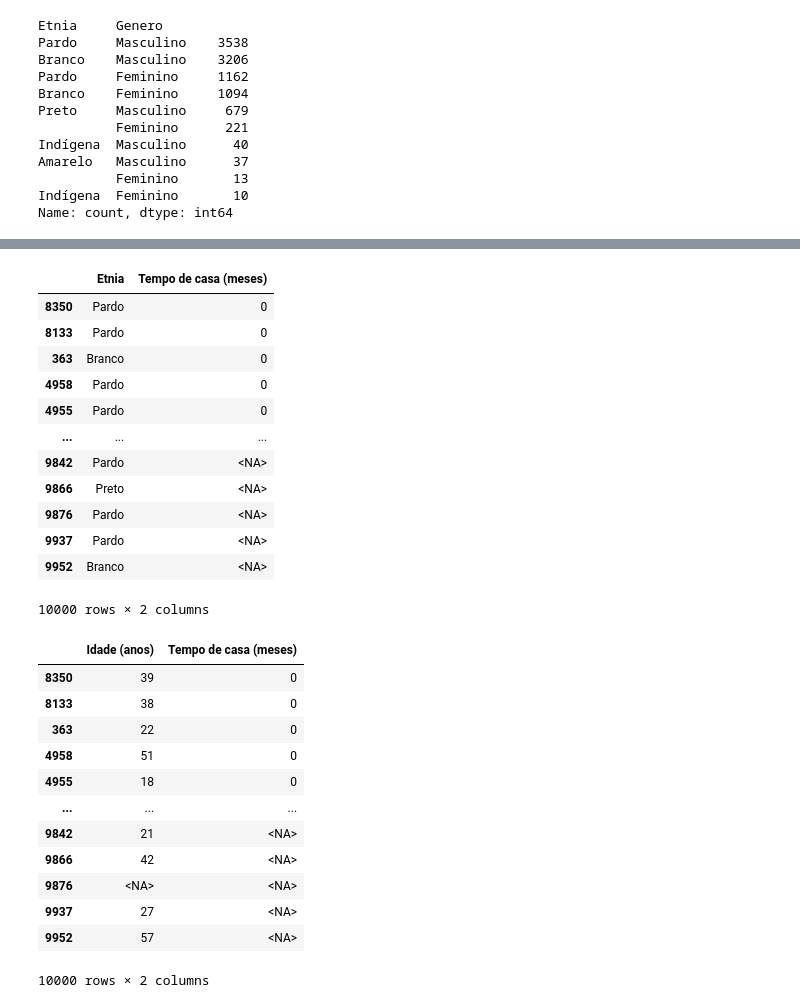
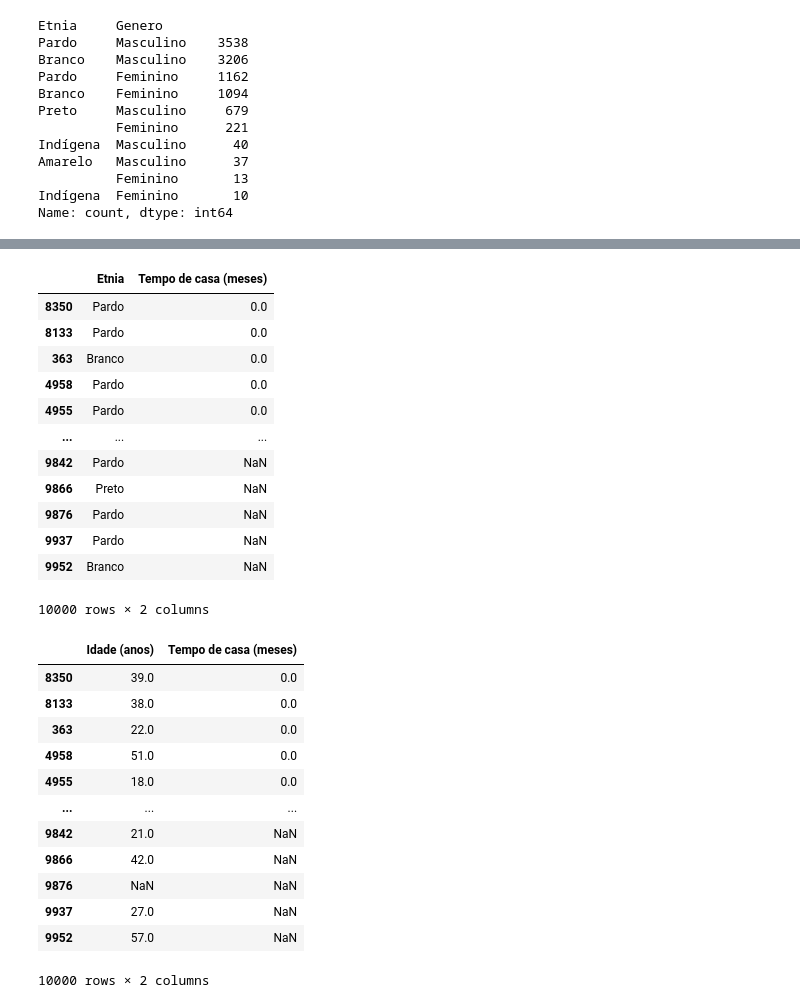
Before and after one commit to Ada-Empregabilidade/adahack-2024-dados, a Jupyter notebook: Entregas/DD-08/codigo.ipynb, the cells around one changed output, grey strips where cells are left out. Drawn from its saved outputs; the diff is of its cells as text; code cells hidden in the pictures.

Commit message:
Inserção de visualização da base limpa

```diff
--- a/Entregas/DD-08/codigo.ipynb
+++ b/Entregas/DD-08/codigo.ipynb
@@ -281,4 +283,7 @@ else:
     print("Não existem linhas duplicadas no Dataset.")
 # %% [output]
 Não existem linhas duplicadas no Dataset.
+# %%
+caminho_arquivo_limpo = r'C:\Users\User\Desktop\Ada Hackaton\adahack-2024-dados\Entregas\DD-08\base_de_dados_limpa.csv'
+df_limpo = pd.read_csv(caminho_arquivo_limpo)
 # %%
@@ -363,34 +366,34 @@ Amarelo   Feminino   Gerente          1
 Indígena  Masculino  Diretor          1
 Name: count, dtype: int64
 # %%
-df[['Etnia', 'Tempo de casa (meses)']].sort_values(by='Tempo de casa (meses)')
+df_limpo[['Etnia', 'Tempo de casa (meses)']].sort_values(by='Tempo de casa (meses)')
 # %% [output]
 |  | Etnia | Tempo de casa (meses) |
-| 8350 | Pardo | 0 |
-| 8133 | Pardo | 0 |
-| 363 | Branco | 0 |
-| 4958 | Pardo | 0 |
-| 4955 | Pardo | 0 |
+| 8350 | Pardo | 0.0 |
+| 8133 | Pardo | 0.0 |
+| 363 | Branco | 0.0 |
+| 4958 | Pardo | 0.0 |
+| 4955 | Pardo | 0.0 |
 | ... | ... | ... |
-| 9842 | Pardo | <NA> |
-| 9866 | Preto | <NA> |
-| 9876 | Pardo | <NA> |
-| 9937 | Pardo | <NA> |
-| 9952 | Branco | <NA> |
+| 9842 | Pardo | NaN |
+| 9866 | Preto | NaN |
+| 9876 | Pardo | NaN |
+| 9937 | Pardo | NaN |
+| 9952 | Branco | NaN |
 10000 rows × 2 columns
 # %%
-df[['Idade (anos)', 'Tempo de casa (meses)']].sort_values(by='Tempo de casa (meses)')
+df_limpo[['Idade (anos)', 'Tempo de casa (meses)']].sort_values(by='Tempo de casa (meses)')
 # %% [output]
 |  | Idade (anos) | Tempo de casa (meses) |
-| 8350 | 39 | 0 |
-| 8133 | 38 | 0 |
-| 363 | 22 | 0 |
-| 4958 | 51 | 0 |
-| 4955 | 18 | 0 |
+| 8350 | 39.0 | 0.0 |
+| 8133 | 38.0 | 0.0 |
+| 363 | 22.0 | 0.0 |
+| 4958 | 51.0 | 0.0 |
+| 4955 | 18.0 | 0.0 |
 | ... | ... | ... |
-| 9842 | 21 | <NA> |
-| 9866 | 42 | <NA> |
-| 9876 | <NA> | <NA> |
-| 9937 | 27 | <NA> |
-| 9952 | 57 | <NA> |
+| 9842 | 21.0 | NaN |
+| 9866 | 42.0 | NaN |
+| 9876 | NaN | NaN |
+| 9937 | 27.0 | NaN |
+| 9952 | 57.0 | NaN |
 10000 rows × 2 columns
```
Also changed, not shown: parts of 22 cells of this notebook, 1 other file.
